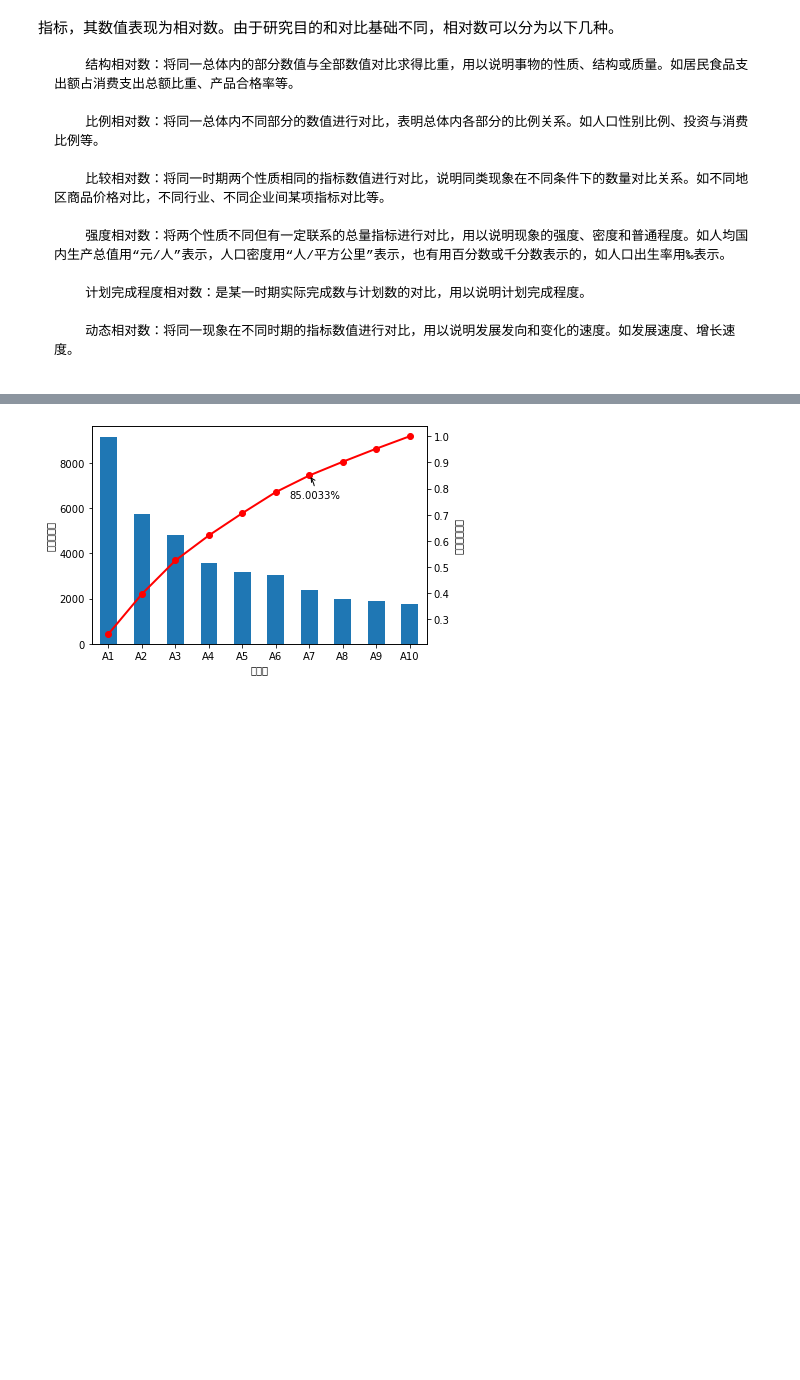
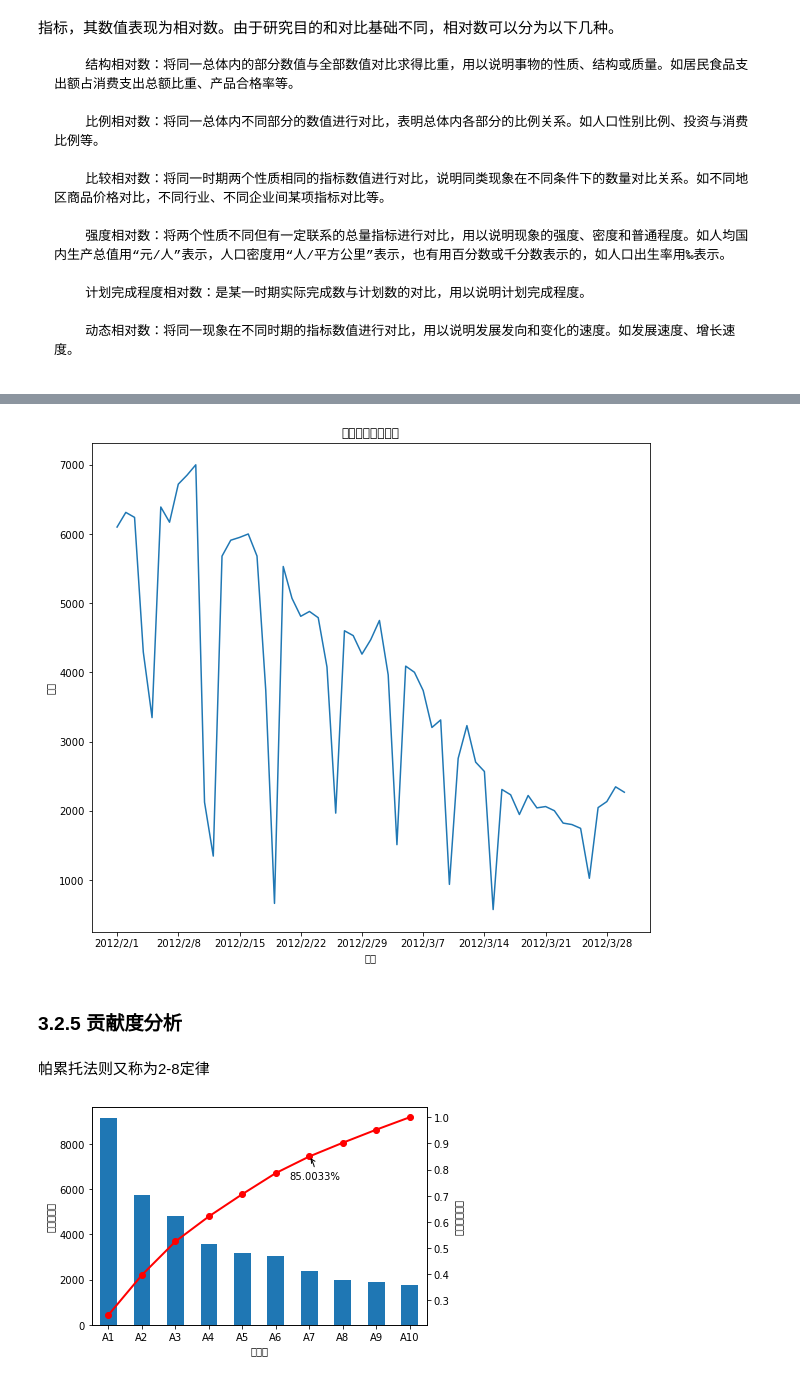
Before and after one commit to duan186/python_machine_learning, a Jupyter notebook: 数据挖掘/第三章 数据探索.ipynb, the cells around one changed output, grey strips where cells are left out. Drawn from its saved outputs; the diff is of its cells as text; code cells hidden in the pictures; blank space fills up the shorter version.

```diff
--- a/数据挖掘/第三章 数据探索.ipynb
+++ b/数据挖掘/第三章 数据探索.ipynb
@@ -129 +185,22 @@ findfont: Font family ['sans-serif'] not found. Falling back to DejaVu Sans.
+# %%
+
+# 窃电用户用电趋势分析
+df_steal = pd.read_csv("data/Steal user.csv")
+plt.figure(figsize=(10, 9))
+plt.plot(df_steal["Date"],df_steal["Eletricity"])
+plt.xlabel("日期")
+plt.ylabel("日期")
+# 设置x轴刻度间隔
+x_major_locator = plt.MultipleLocator(7)
+ax = plt.gca()
+ax.xaxis.set_major_locator(x_major_locator)
+plt.title("窃电用户电量趋势")
+plt.rcParams['font.sans-serif'] = ['SimHei']  # 用来正常显示中文标签
+plt.show()  # 展示图片
+# %% [output]
+[figure, added]
+# %% [markdown]
+### 3.2.5 贡献度分析
+# %% [markdown]
+帕累托法则又称为2-8定律
 # %%
```
Also changed, not shown: parts of 16 cells of this notebook, 49 other files.
